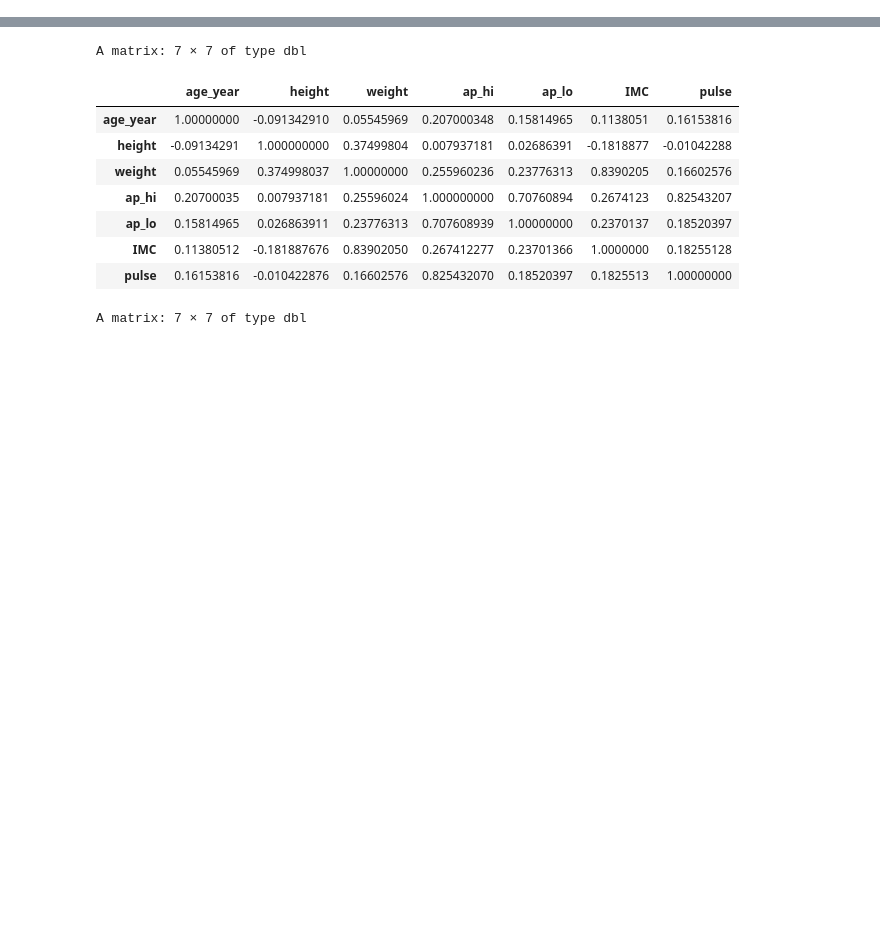
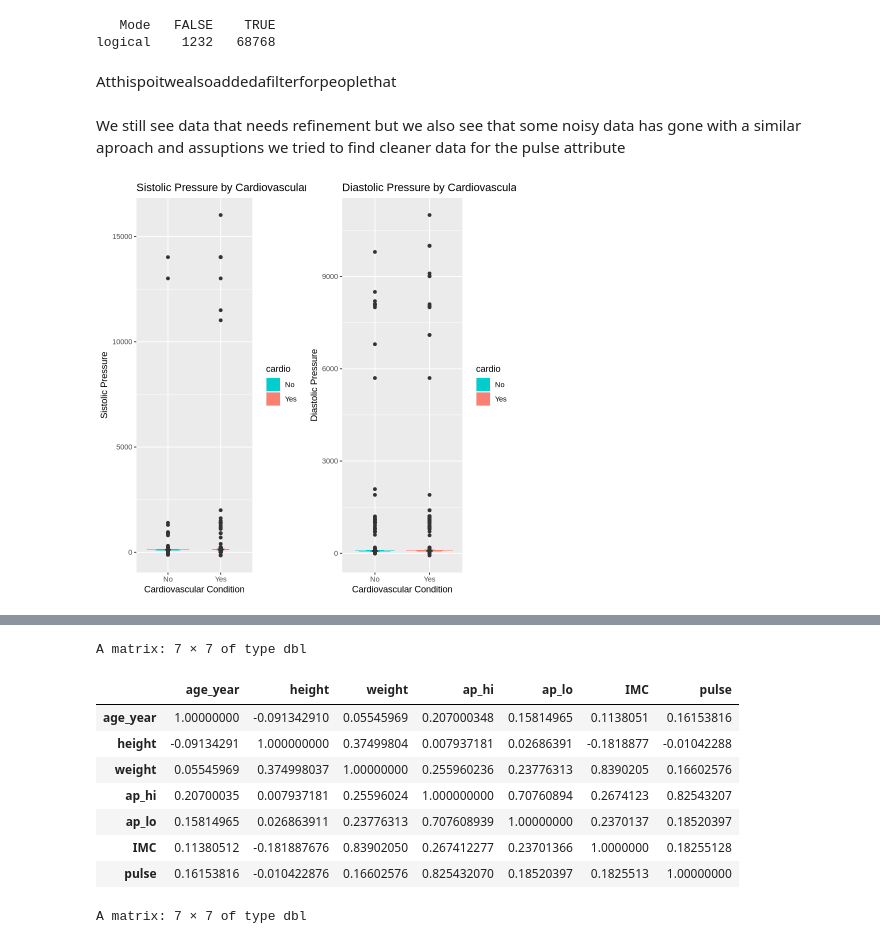
Before and after one commit to ethan-gr/Prj_DataSci, a Jupyter notebook: src/data_exploration_preparation.ipynb, the cells around one changed output, grey strips where cells are left out. Cells and saved outputs as stored; diff of their text form; code cells hidden in the pictures; blank space fills up the shorter version.

```diff
--- a/src/data_exploration_preparation.ipynb
+++ b/src/data_exploration_preparation.ipynb
@@ -438,0 +401,25 @@ summary(data.clean <- data[data.imc.clean & data.pressure.clean & data$pulse >=
+# %%
+summary(data.bmi.clean <- data.bmi.clean & data$weight > 40)
+# %% [output]
+   Mode   FALSE    TRUE
+logical    1232   68768
+# %% [markdown]
+Atthispoitwealsoaddedafilterforpeoplethat
+# %% [markdown]
+We still see data that needs refinement but we also see that some noisy data has gone with a similar aproach and assuptions we tried to find cleaner data for the pulse attribute
+# %%
+p1 <- ggplot(data, aes(x=cardio, y=ap_hi, fill=cardio)) +
+ geom_violin(color=NA) +
+ scale_fill_manual(values = c("No" = "cyan3", "Yes" = "salmon")) +
+ geom_boxplot(fill="white", width=0.1) +
+ labs(title = "Sistolic Pressure by Cardiovascular Condition", x = "Cardiovascular Condition", y = "Sistolic Pressure")
+
+p2 <- ggplot(data, aes(x=cardio, y=ap_lo, fill=cardio)) +
+ geom_violin(color=NA) +
+ scale_fill_manual(values = c("No" = "cyan3", "Yes" = "salmon")) +
+ geom_boxplot(fill="white", width=0.1) +
+ labs(title = "Diastolic Pressure by Cardiovascular Condition", x = "Cardiovascular Condition", y = "Diastolic Pressure")
+
+ggarrange(p1, p2, nrow=1, ncol=2)
+# %% [output]
+[figure, added]
```
Also changed, not shown: parts of 96 cells of this notebook.
